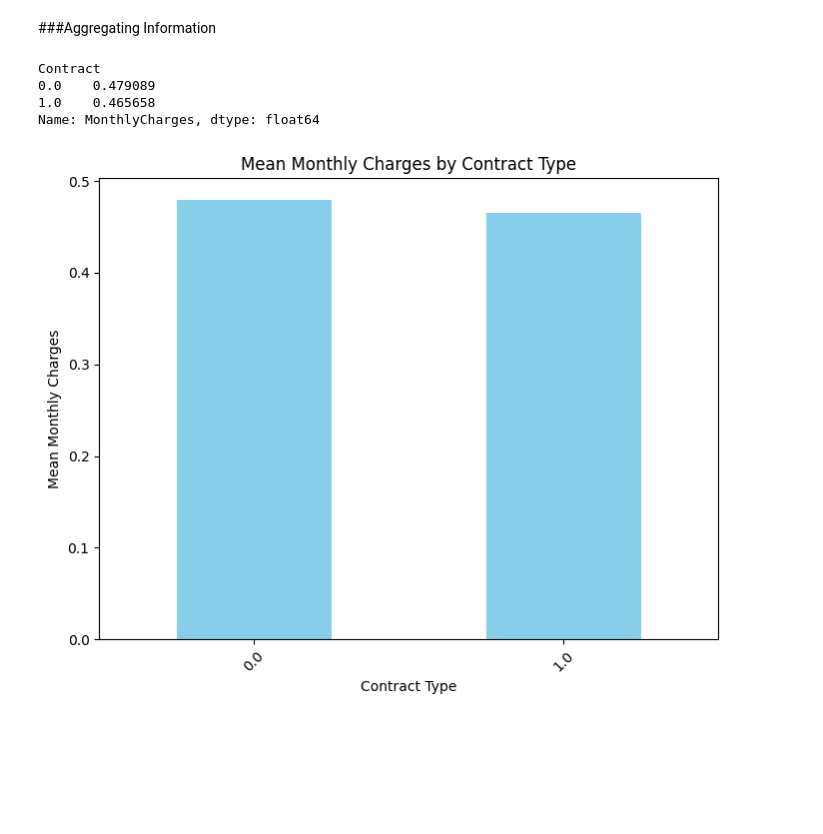
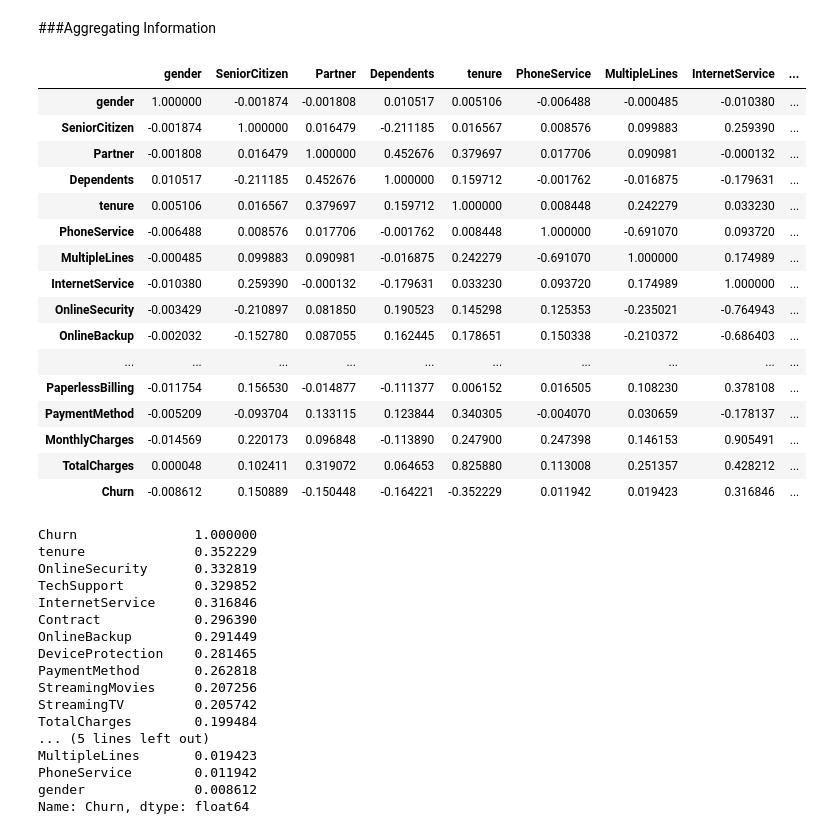
Before and after one commit to AnitaTasnim/Mentorness-ML-internship, a Jupyter notebook: customer_churn.ipynb, the cells around one changed output. Drawn from its saved outputs; the diff is of its cells as text; code cells hidden in the pictures; blank space fills up the shorter version.

```diff
--- a/customer_churn.ipynb
+++ b/customer_churn.ipynb
@@ -779,20 +730,0 @@ monthly_charges_mean_by_contract = df.groupby('Contract')['MonthlyCharges'].mean
-# %%
-monthly_charges_mean_by_contract
-# %% [output]
-Contract
-0.0    0.479089
-1.0    0.465658
-Name: MonthlyCharges, dtype: float64
-# %%
-# Visualize the mean monthly charges by contract type
-import matplotlib.pyplot as plt
-
-plt.figure(figsize=(8, 6))
-monthly_charges_mean_by_contract.plot(kind='bar', color='skyblue')
-plt.title('Mean Monthly Charges by Contract Type')
-plt.xlabel('Contract Type')
-plt.ylabel('Mean Monthly Charges')
-plt.xticks(rotation=45)
-plt.show()
-# %% [output]
-[figure, removed]
@@ -803,0 +734,47 @@ df['TotalCharges_tenure_ratio'] = df['TotalCharges'] / df['tenure']
+# %%
+correlation_matrix
+# %% [output]
+|  | gender | SeniorCitizen | Partner | Dependents | tenure | PhoneService | MultipleLines | InternetService | ... |
+| gender | 1.000000 | -0.001874 | -0.001808 | 0.010517 | 0.005106 | -0.006488 | -0.000485 | -0.010380 | ... |
+| SeniorCitizen | -0.001874 | 1.000000 | 0.016479 | -0.211185 | 0.016567 | 0.008576 | 0.099883 | 0.259390 | ... |
+| Partner | -0.001808 | 0.016479 | 1.000000 | 0.452676 | 0.379697 | 0.017706 | 0.090981 | -0.000132 | ... |
+| Dependents | 0.010517 | -0.211185 | 0.452676 | 1.000000 | 0.159712 | -0.001762 | -0.016875 | -0.179631 | ... |
+| tenure | 0.005106 | 0.016567 | 0.379697 | 0.159712 | 1.000000 | 0.008448 | 0.242279 | 0.033230 | ... |
+| PhoneService | -0.006488 | 0.008576 | 0.017706 | -0.001762 | 0.008448 | 1.000000 | -0.691070 | 0.093720 | ... |
+| MultipleLines | -0.000485 | 0.099883 | 0.090981 | -0.016875 | 0.242279 | -0.691070 | 1.000000 | 0.174989 | ... |
+| InternetService | -0.010380 | 0.259390 | -0.000132 | -0.179631 | 0.033230 | 0.093720 | 0.174989 | 1.000000 | ... |
+| OnlineSecurity | -0.003429 | -0.210897 | 0.081850 | 0.190523 | 0.145298 | 0.125353 | -0.235021 | -0.764943 | ... |
+| OnlineBackup | -0.002032 | -0.152780 | 0.087055 | 0.162445 | 0.178651 | 0.150338 | -0.210372 | -0.686403 | ... |
+| ... | ... | ... | ... | ... | ... | ... | ... | ... | ... |
+| PaperlessBilling | -0.011754 | 0.156530 | -0.014877 | -0.111377 | 0.006152 | 0.016505 | 0.108230 | 0.378108 | ... |
+| PaymentMethod | -0.005209 | -0.093704 | 0.133115 | 0.123844 | 0.340305 | -0.004070 | 0.030659 | -0.178137 | ... |
+| MonthlyCharges | -0.014569 | 0.220173 | 0.096848 | -0.113890 | 0.247900 | 0.247398 | 0.146153 | 0.905491 | ... |
+| TotalCharges | 0.000048 | 0.102411 | 0.319072 | 0.064653 | 0.825880 | 0.113008 | 0.251357 | 0.428212 | ... |
+| Churn | -0.008612 | 0.150889 | -0.150448 | -0.164221 | -0.352229 | 0.011942 | 0.019423 | 0.316846 | ... |
+# %%
+# Calculate the correlation matrix
+correlation_matrix = df.corr()
+
+# Extract correlation coefficients between features and the target variable ('Churn')
+correlation_with_target = correlation_matrix['Churn'].abs().sort_values(ascending=False)
+
+# Print the correlation coefficients
+print(correlation_with_target)
+# %% [output]
+Churn               1.000000
+tenure              0.352229
+OnlineSecurity      0.332819
+TechSupport         0.329852
+InternetService     0.316846
+Contract            0.296390
+OnlineBackup        0.291449
+DeviceProtection    0.281465
+PaymentMethod       0.262818
+StreamingMovies     0.207256
+StreamingTV         0.205742
+TotalCharges        0.199484
+... (5 lines left out)
+MultipleLines       0.019423
+PhoneService        0.011942
+gender              0.008612
+Name: Churn, dtype: float64
```
Also changed, not shown: parts of 24 cells of this notebook.
